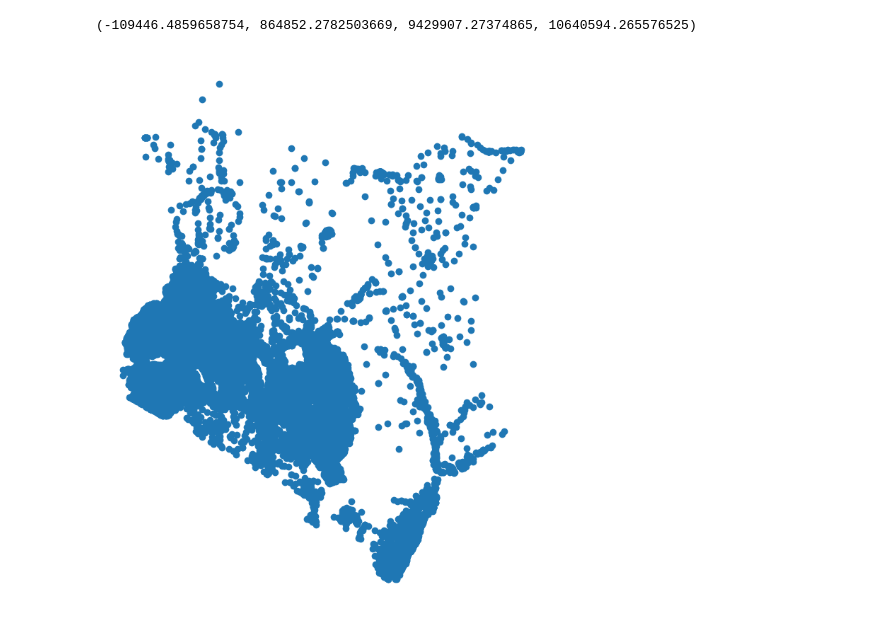
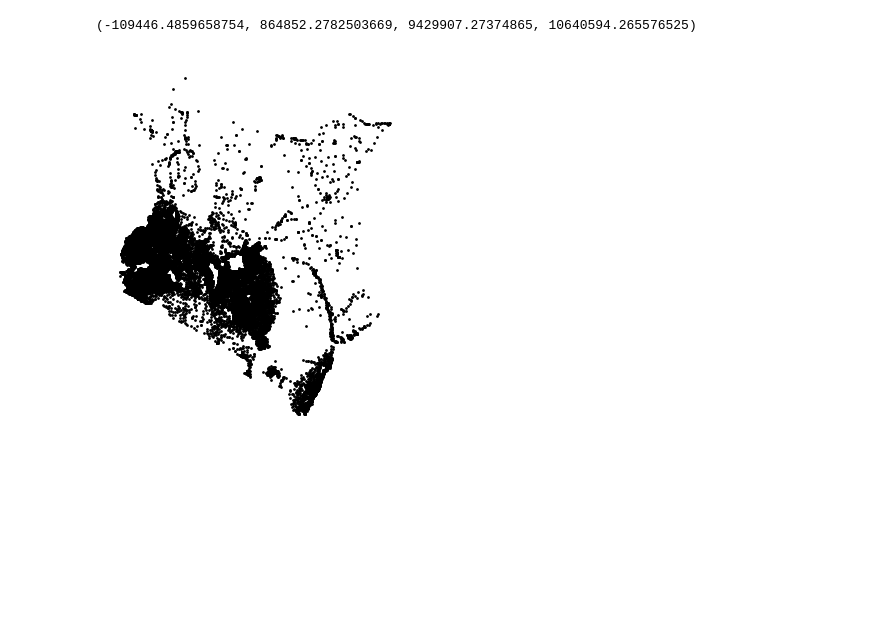
Before and after one commit to GeorMurk/Schools-and-Markets, a Jupyter notebook: geomap.ipynb, the cells around one changed output. Saved outputs shown, nothing was run; the diff lists cells and outputs as text; code cells hidden in the pictures; blank space fills up the shorter version.

```diff
--- a/geomap.ipynb
+++ b/geomap.ipynb
@@ -6,5 +15,5 @@ import plotly.express as px
 # %%
-ipc_class = "E:/New folder/Data Support/IPC/KE_202209/KE_202209_ML1.shp"
-schools = "E:/New folder/Data Support/IPC/markets/schools/Schools/Schools.shp"
+ipc_class = "KE_202209/KE_202209_ML1.shp"
+schools = "Schools/Schools.shp"
 kenya_ipc = gpd.read_file(ipc_class)
 kenya_schools = gpd.read_file(schools)
@@ -83,8 +66,8 @@ ax.axis('off')
 # %%
-fig,ax = plt.subplots(figsize=(10,10))
-primary.plot(ax=ax)
+fig,ax = plt.subplots()
+primary.plot(ax=ax, color='black', markersize=1)
 ax.axis('off')
 # %% [output]
 (-109446.4859658754, 864852.2782503669, 9429907.27374865, 10640594.265576525)
-[figure, old version]
+[figure, new version]
 # %%
```
Also changed, not shown: parts of 24 cells of this notebook.
